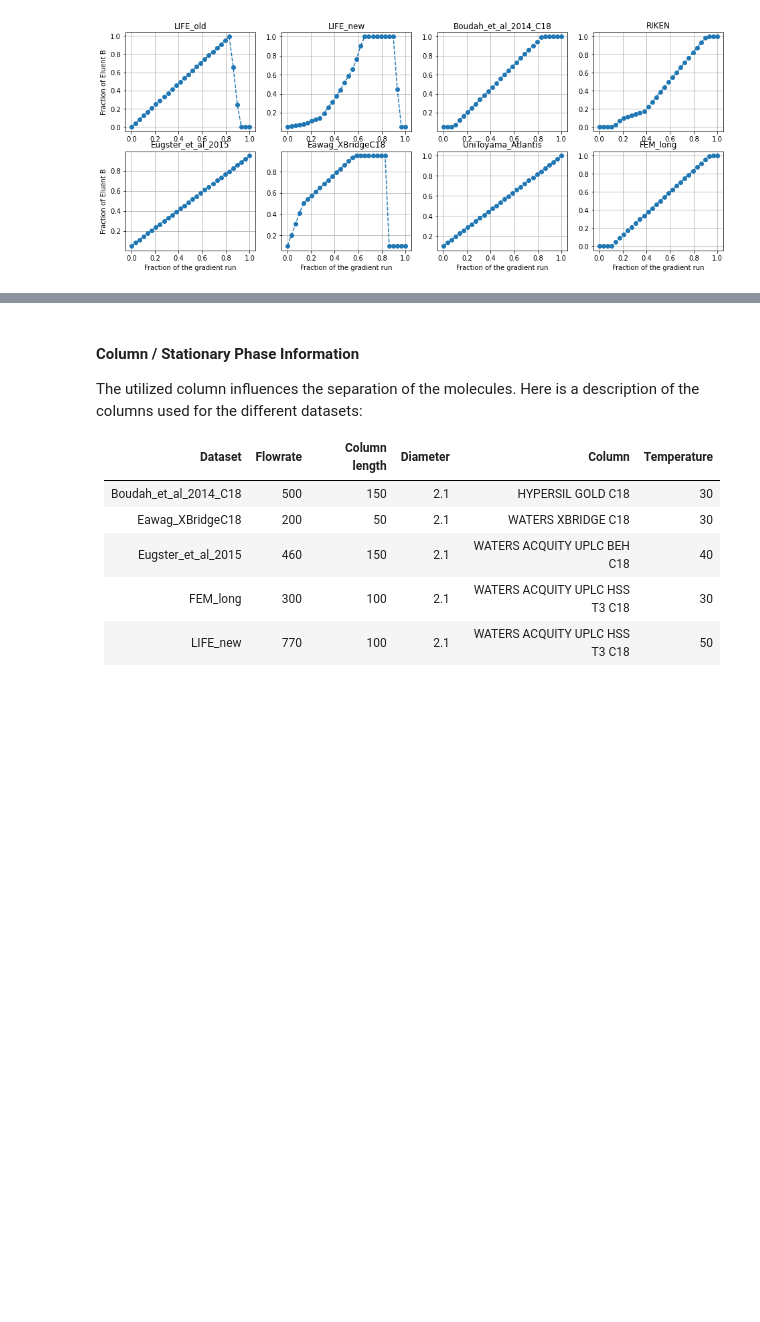
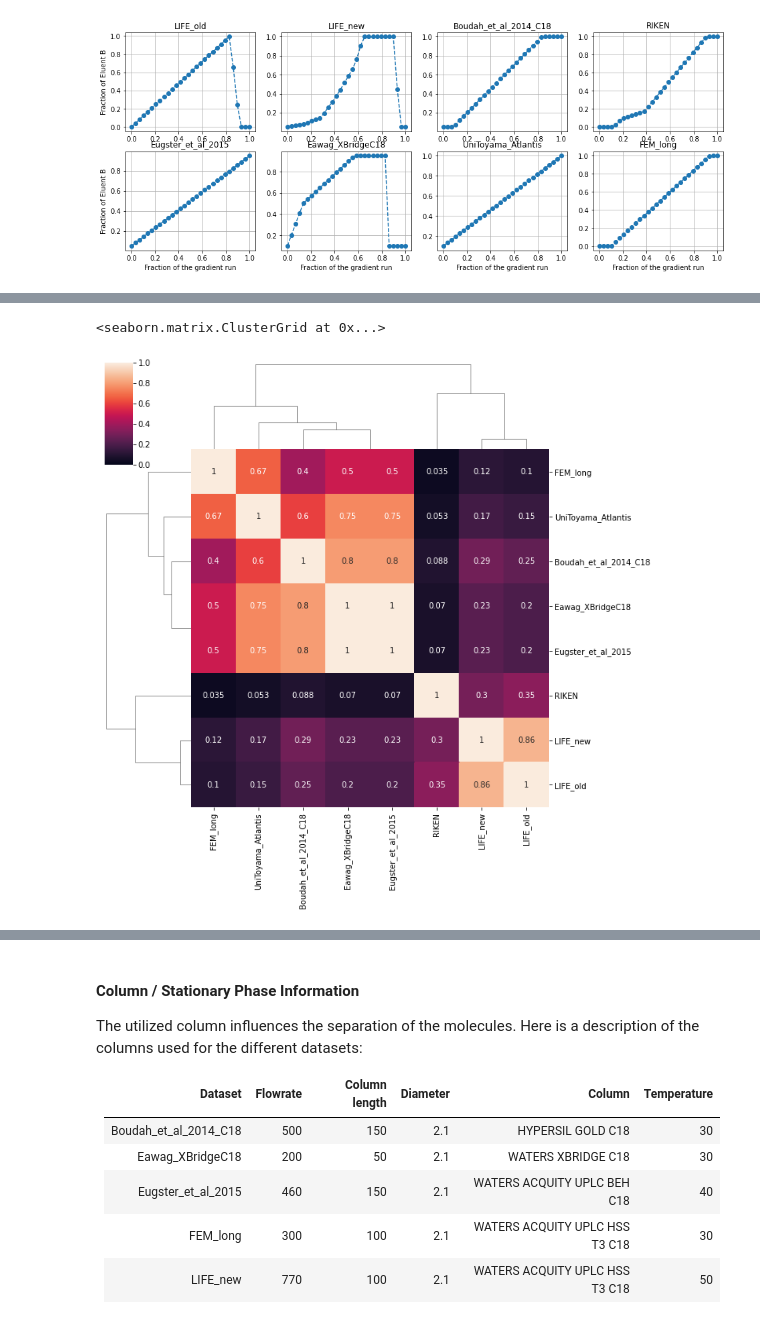
Before and after one commit to bachi55/rosvm, a Jupyter notebook: rosvm/ranksvm/tutorial/use_chromatographic_system_descriptors.ipynb, the cells around one changed output, grey strips where cells are left out. Drawn from its saved outputs; the diff is of its cells as text; code cells hidden in the pictures; blank space fills up the shorter version.

```diff
--- a/rosvm/ranksvm/tutorial/use_chromatographic_system_descriptors.ipynb
+++ b/rosvm/ranksvm/tutorial/use_chromatographic_system_descriptors.ipynb
@@ -303,0 +335,22 @@ sns.clustermap(pd.DataFrame(K_gradients, index=list(grads_as_funcs.keys()), colu
+# %%
+grad_times = {
+    "LIFE_old": np.array([6]),
+    "LIFE_new": np.array([7.0]),
+    "Boudah_et_al_2014_C18": np.array([24]),
+    "RIKEN": np.array([2.1]),
+    "Eugster_et_al_2015": np.array([30]),
+    "Eawag_XBridgeC18": np.array([30]),
+    "UniToyama_Atlantis": np.array([40]),
+    "FEM_long": np.array([60])
+}
+
+k_grad_times = minmax_kernel
+
+df_K_gradient_times = pd.DataFrame(k_grad_times(np.array(list(grad_times.values()))),
+                              index=list(grad_times.keys()),
+                              columns=list(grad_times.keys())) \
+    .sort_index(axis=0).sort_index(axis=1)  # sort rows and columns
+sns.clustermap(df_K_gradient_times, annot=True, vmax=1, vmin=0)
+# %% [output]
+<seaborn.matrix.ClusterGrid at 0x...>
+[figure, added]
```
Also changed, not shown: parts of 36 cells of this notebook, 2 other files.
